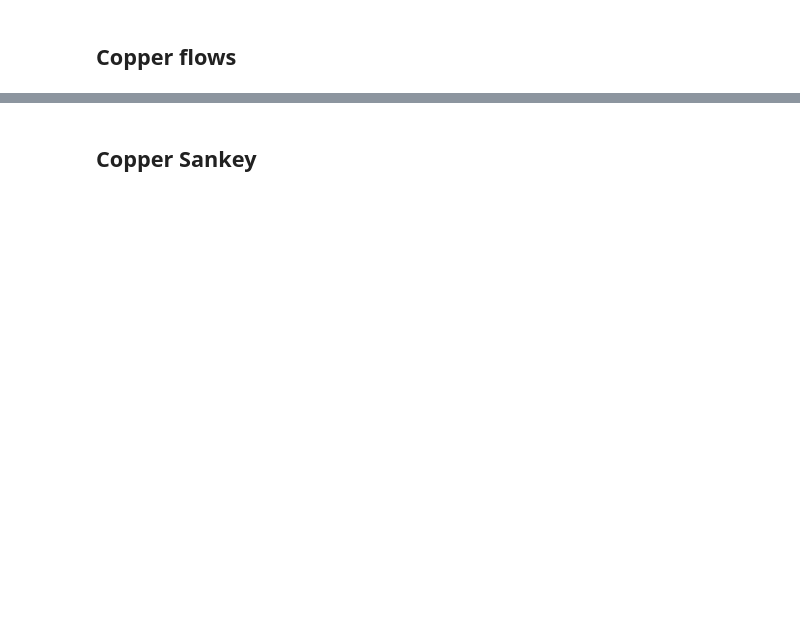
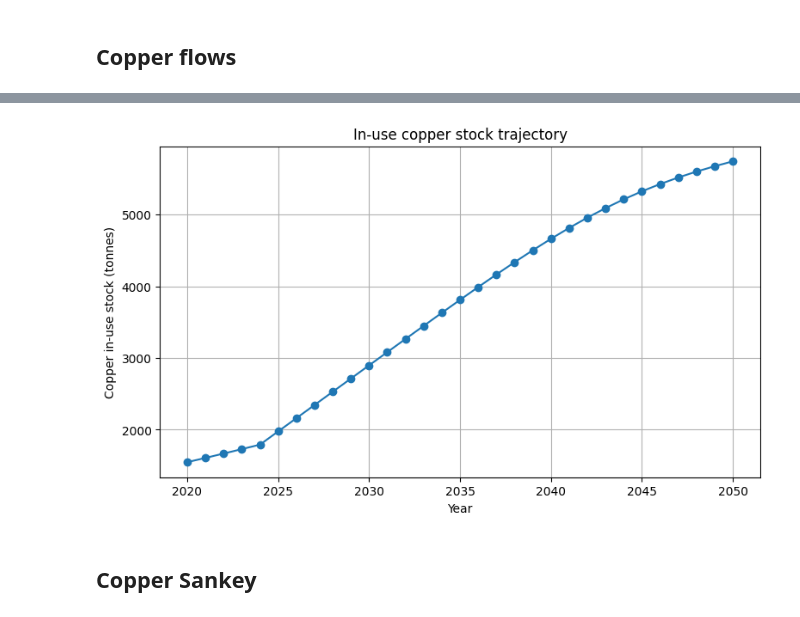
Before and after one commit to Margaux-Ccd/MFA_HeatPumps, a Jupyter notebook: Dynamic_MFA/Dynamic_HP.ipynb, the cells around one changed output, grey strips where cells are left out. Cells and saved outputs as stored; diff of their text form; code cells hidden in the pictures; blank space fills up the shorter version.

```diff
--- a/Dynamic_MFA/Dynamic_HP.ipynb
+++ b/Dynamic_MFA/Dynamic_HP.ipynb
@@ -614,3 +769,14 @@ Gas boiler from model 2025 (kt CO2): 4910.31379856115
+# %%
+# in-use stock trajectory
+plt.figure(figsize=(9,5))
+plt.plot(df_cu_base["year"], df_cu_base["Stock_total"]/1000, marker="o")
+plt.xlabel("Year")
+plt.ylabel("Copper in-use stock (tonnes)")
+plt.title("In-use copper stock trajectory")
+plt.grid(True)
+plt.show()
+# %% [output]
+[figure, added]
 # %% [markdown]
 ## Copper Sankey
 # %%
```
Also changed, not shown: parts of 15 cells of this notebook.
